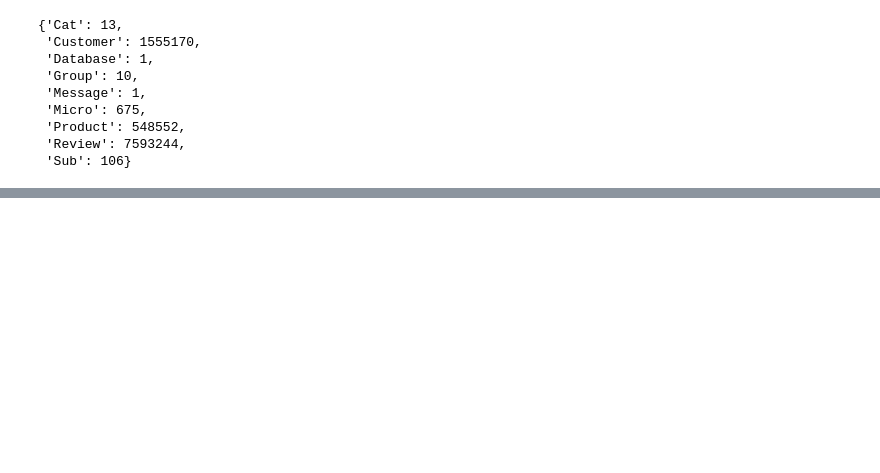
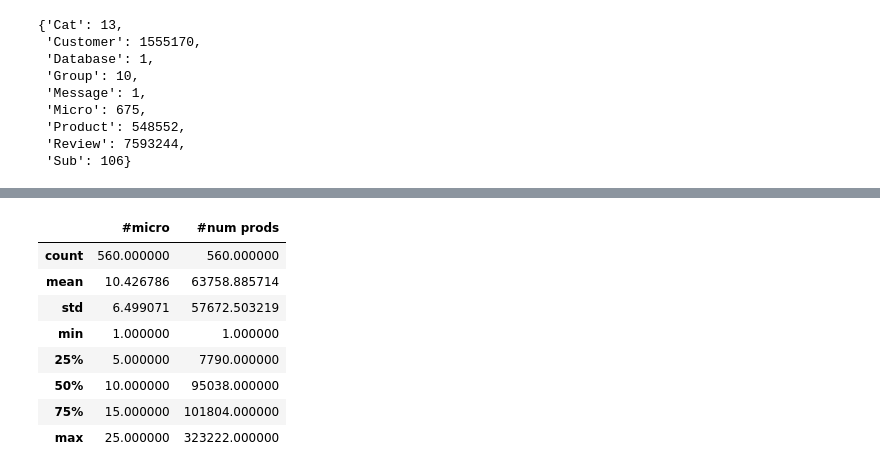
Before and after one commit to jiangk576/graphs, a Jupyter notebook: Amazon_statistics.ipynb, the cells around one changed output, grey strips where cells are left out. Saved outputs shown, nothing was run; the diff lists cells and outputs as text; code cells hidden in the pictures; blank space fills up the shorter version.

```diff
--- a/Amazon_statistics.ipynb
+++ b/Amazon_statistics.ipynb
@@ -91,0 +116,12 @@ datum
+# %%
+df.describe()
+# %% [output]
+|  | #micro | #num prods |
+| count | 560.000000 | 560.000000 |
+| mean | 10.426786 | 63758.885714 |
+| std | 6.499071 | 57672.503219 |
+| min | 1.000000 | 1.000000 |
+| 25% | 5.000000 | 7790.000000 |
+| 50% | 10.000000 | 95038.000000 |
+| 75% | 15.000000 | 101804.000000 |
+| max | 25.000000 | 323222.000000 |
```
Also changed, not shown: parts of 10 cells of this notebook.
